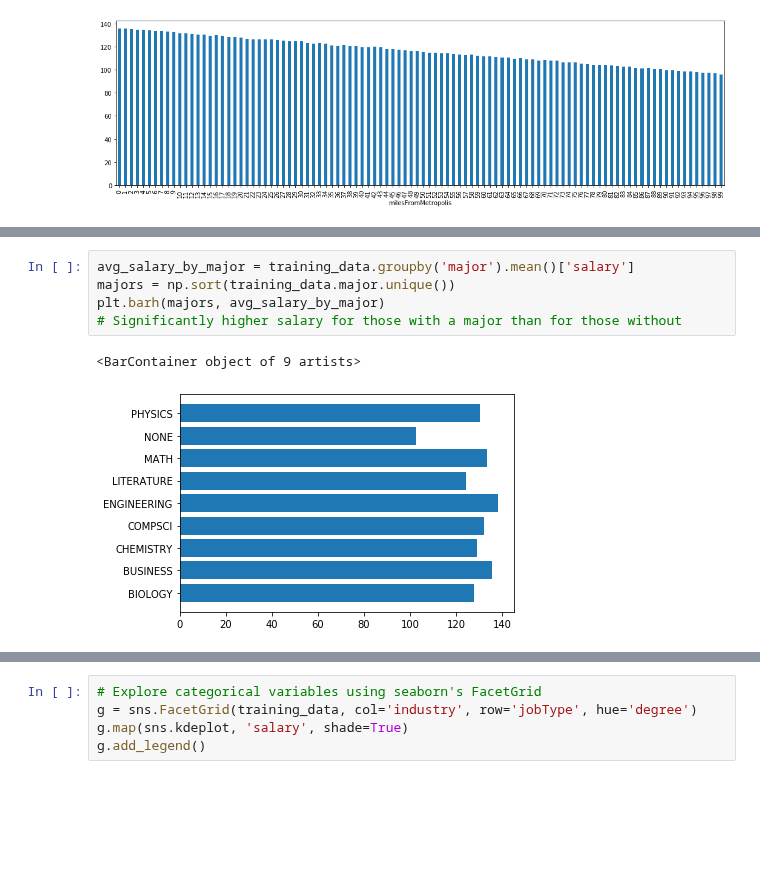
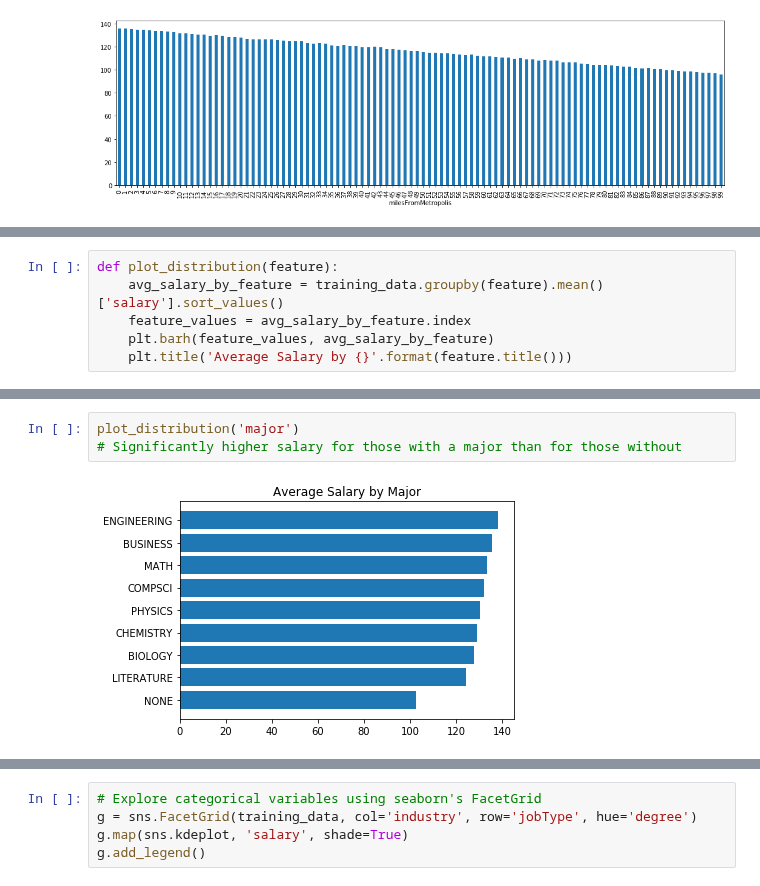
Before and after one commit to albert-ntiri/salary_prediction_project, a Jupyter notebook: Salary Prediction Notebook EDA.ipynb, the cells around one changed output, grey strips where cells are left out. Cells and saved outputs as stored; diff of their text form; blank space fills up the shorter version.

Commit message:
Refactored EDA with function to graph categorical variables by average target.

```diff
--- a/Salary Prediction Notebook EDA.ipynb
+++ b/Salary Prediction Notebook EDA.ipynb
@@ -224,0 +224,6 @@ plt.barh(industries, avg_salary_by_industry)
+# %%
+def plot_distribution(feature):
+    avg_salary_by_feature = training_data.groupby(feature).mean()['salary'].sort_values()
+    feature_values = avg_salary_by_feature.index
+    plt.barh(feature_values, avg_salary_by_feature)
+    plt.title('Average Salary by {}'.format(feature.title()))
@@ -225,8 +234,5 @@ plt.barh(industries, avg_salary_by_industry)
 # %%
-avg_salary_by_major = training_data.groupby('major').mean()['salary']
-majors = np.sort(training_data.major.unique())
-plt.barh(majors, avg_salary_by_major)
+plot_distribution('major')
 # Significantly higher salary for those with a major than for those without
 # %% [output]
-<BarContainer object of 9 artists>
-[figure, old version]
+[figure, new version]
```
Also changed, not shown: parts of 11 cells of this notebook.
